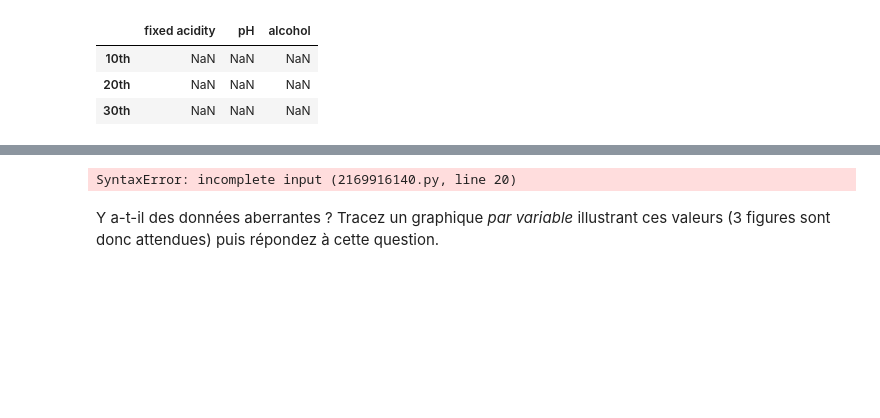
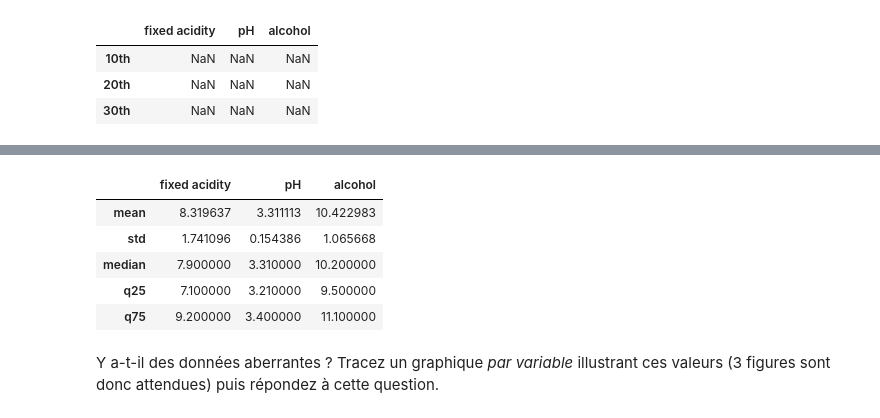
Before and after one commit to Ayoub-Vip/statistic-devoir1, a Jupyter notebook: math0487_fa22_hw1.ipynb, the cells around one changed output, grey strips where cells are left out. Cells and saved outputs as stored; diff of their text form; code cells hidden in the pictures; blank space fills up the shorter version.

```diff
--- a/math0487_fa22_hw1.ipynb
+++ b/math0487_fa22_hw1.ipynb
@@ -126,26 +126,31 @@ Vous allez maintenant analyser plus en détails la distribution de ces variables
 # %%
 # initialisation de la dataframe (à remplir)
 var = ['fixed acidity', 'pH', 'alcohol']
 idx = ['mean', 'std', 'median', 'q25', 'q75']
 df_q1_2 = pd.DataFrame(np.zeros((5,3)), idx, var)
 
 # calcul des valeurs demandées
 ds = pd.read_csv("data/math0487_fa22_hw1_data.csv", usecols=var)
 q25 = 0
 q75 = 0
 
 df_q1_2 = pd.DataFrame(np.array([ds.mean(axis=0), ds.std(axis=0),
                                  ds.median(axis=0), ds.quantile(q=.25,axis=0),
                                  ds.quantile(q=.75,axis=0)])
                                  , idx, var)
 
 # visualisation de la dataframe
 df_q1_2
-np.array([ds.mean(axis=0), ds.std(axis=0),
-                                 ds.median(axis=0), ds.quantile(q=.25,axis=0),
-                                 ds.quantile(q=.75,axis=0)]
+# np.array([ds.mean(axis=0), ds.std(axis=0),
+#                                  ds.median(axis=0), ds.quantile(q=.25,axis=0),
+#                                  ds.quantile(q=.75,axis=0)])
 # %% [output]
-SyntaxError: incomplete input (2169916140.py, line 20)
+|  | fixed acidity | pH | alcohol |
+| mean | 8.319637 | 3.311113 | 10.422983 |
+| std | 1.741096 | 0.154386 | 1.065668 |
+| median | 7.900000 | 3.310000 | 10.200000 |
+| q25 | 7.100000 | 3.210000 | 9.500000 |
+| q75 | 9.200000 | 3.400000 | 11.100000 |
 # %% [markdown]
 <!-- END QUESTION -->
 
```
Also changed, not shown: parts of 9 cells of this notebook.
